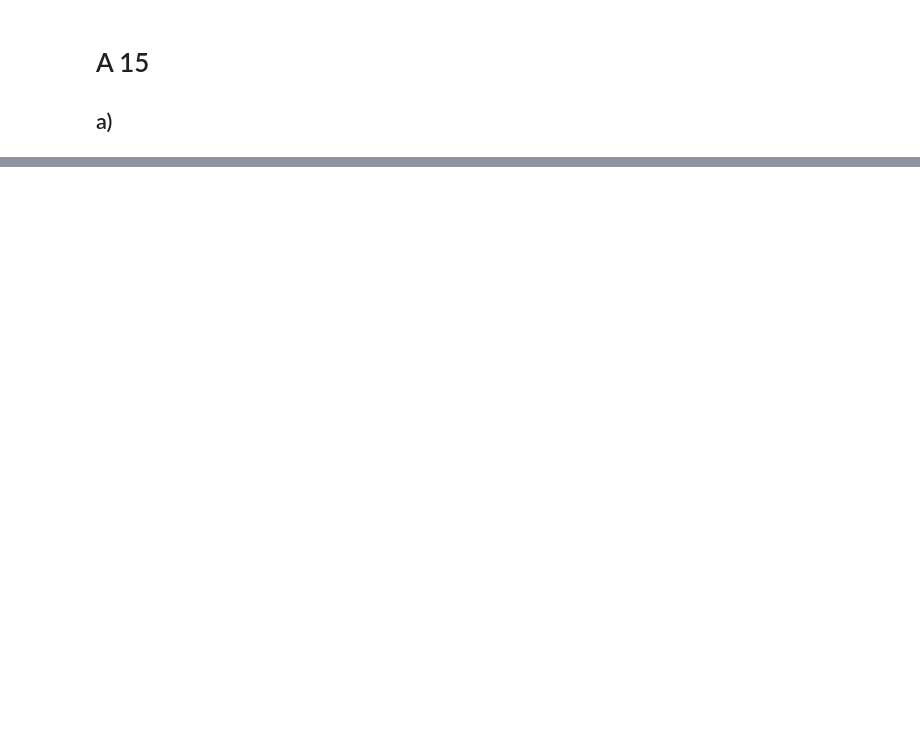
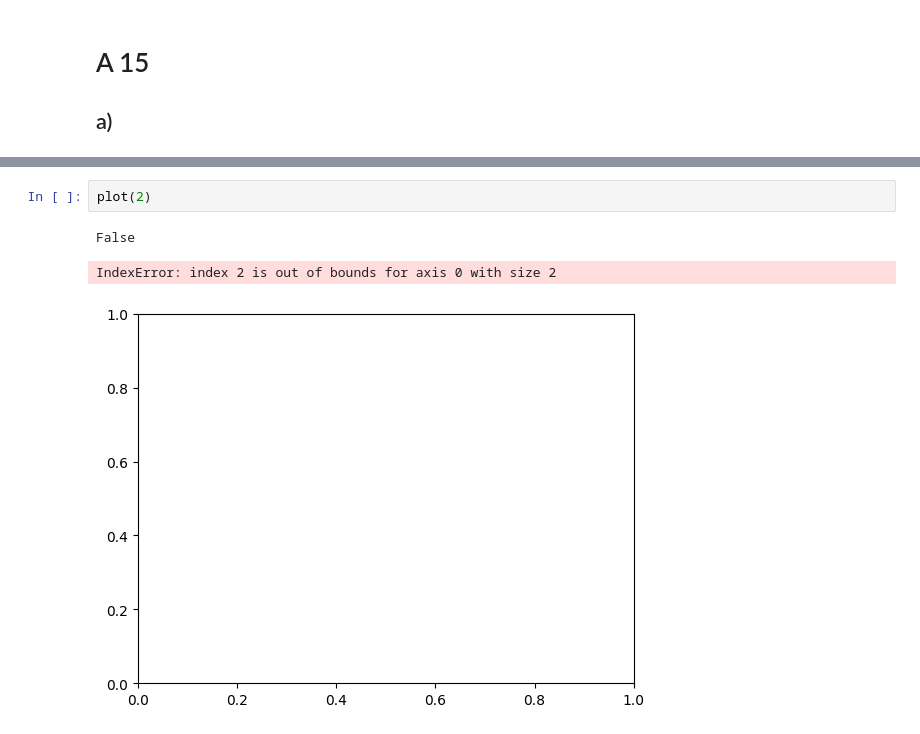
Before and after one commit to finndaut/24bnu, a Jupyter notebook: U05.ipynb, the cells around one changed output, grey strips where cells are left out. Saved outputs shown, nothing was run; the diff lists cells and outputs as text; blank space fills up the shorter version.

```diff
--- a/U05.ipynb
+++ b/U05.ipynb
@@ -51,0 +54,6 @@ for n in range(1, 7):
+# %%
+plot(2)
+# %% [output]
+False
+IndexError: index 2 is out of bounds for axis 0 with size 2
+[figure, added]
```
Also changed, not shown: parts of 6 cells of this notebook, 2 other files.
